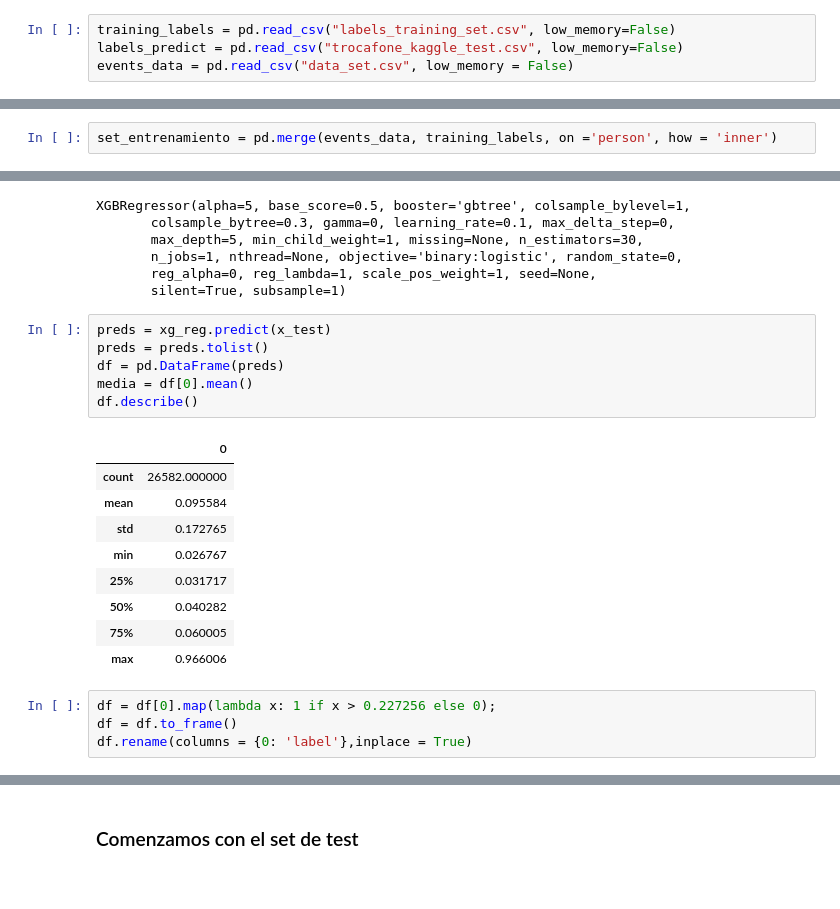
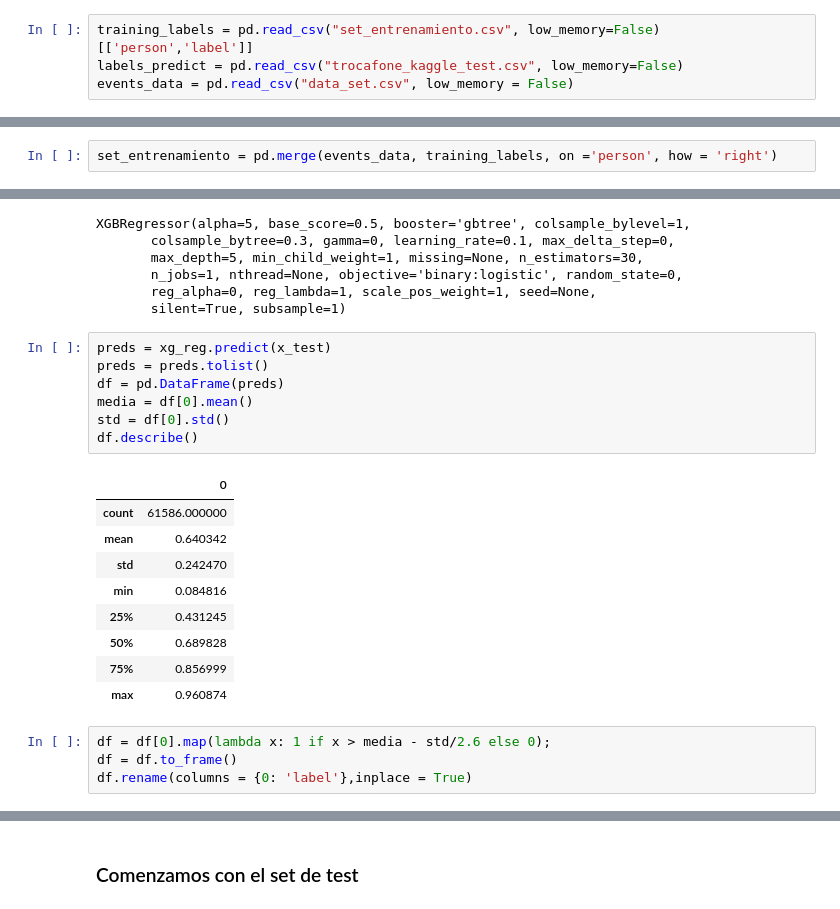
Before and after one commit to camilaserra5/tp2_machine_learning, a Jupyter notebook: modelos/XGBoost-simple.ipynb, the cells around one changed output, grey strips where cells are left out. Cells and saved outputs as stored; diff of their text form.

```diff
--- a/modelos/XGBoost-simple.ipynb
+++ b/modelos/XGBoost-simple.ipynb
@@ -10,13 +10,13 @@ from sklearn.metrics import accuracy_score
 # %% [markdown]
 ### Cargo los datos y sets
 # %%
-training_labels = pd.read_csv("labels_training_set.csv", low_memory=False)
+training_labels = pd.read_csv("set_entrenamiento.csv", low_memory=False)[['person','label']]
 labels_predict = pd.read_csv("trocafone_kaggle_test.csv", low_memory=False)
 events_data = pd.read_csv("data_set.csv", low_memory = False)
 # %% [markdown]
 ### Comenzamos con el set de entrenamiento
 # %%
-set_entrenamiento = pd.merge(events_data, training_labels, on ='person', how = 'inner')
+set_entrenamiento = pd.merge(events_data, training_labels, on ='person', how = 'right')
 # %%
 set_entrenamiento = set_entrenamiento.drop(columns = ['person'])
 set_entrenamiento.head()
@@ -51,21 +51,22 @@ XGBRegressor(alpha=5, base_score=0.5, booster='gbtree', colsample_bylevel=1,
 # %%
 preds = xg_reg.predict(x_test)
 preds = preds.tolist()
 df = pd.DataFrame(preds)
 media = df[0].mean()
+std = df[0].std()
 df.describe()
 # %% [output]
 |  | 0 |
-| count | 26582.000000 |
-| mean | 0.095584 |
-| std | 0.172765 |
-| min | 0.026767 |
-| 25% | 0.031717 |
-| 50% | 0.040282 |
-| 75% | 0.060005 |
-| max | 0.966006 |
+| count | 61586.000000 |
+| mean | 0.640342 |
+| std | 0.242470 |
+| min | 0.084816 |
+| 25% | 0.431245 |
+| 50% | 0.689828 |
+| 75% | 0.856999 |
+| max | 0.960874 |
 # %%
-df = df[0].map(lambda x: 1 if x > 0.227256 else 0);
+df = df[0].map(lambda x: 1 if x > media - std/2.6 else 0);
 df = df.to_frame()
 df.rename(columns = {0: 'label'},inplace = True)
 # %%
```
Also changed, not shown: parts of 11 cells of this notebook, 9 other files.
